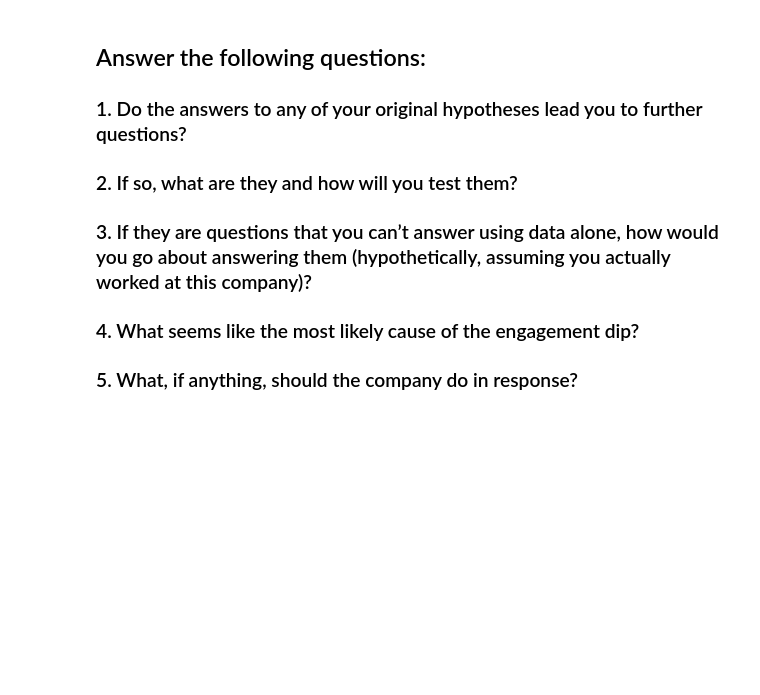
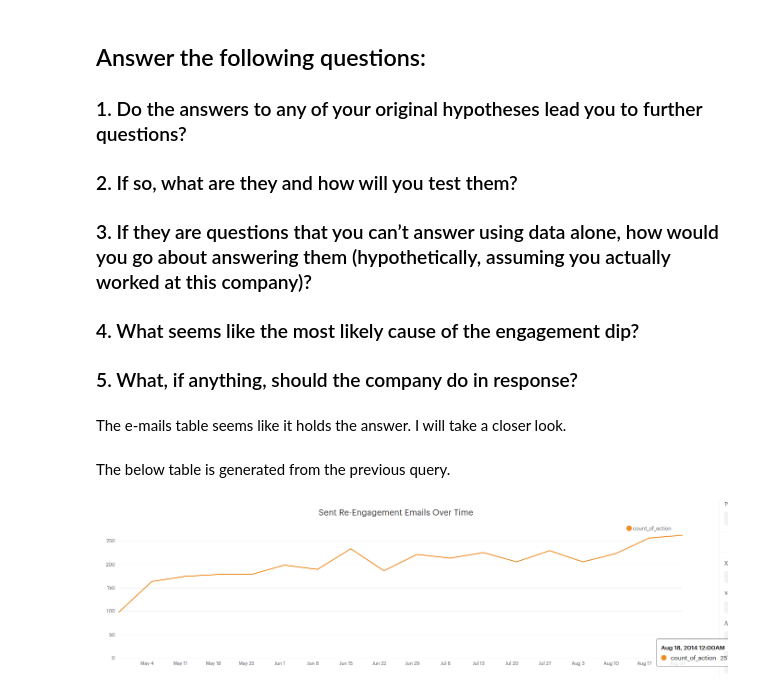
Before and after one commit to MPhillips55/SQL-notes, a Jupyter notebook: Yammer Case Study - SQL.ipynb, the cells around one changed output. Saved outputs shown, nothing was run; the diff lists cells and outputs as text; code cells hidden in the pictures; blank space fills up the shorter version.

```diff
--- a/Yammer Case Study - SQL.ipynb
+++ b/Yammer Case Study - SQL.ipynb
@@ -50,0 +87,2 @@ Image("capture7.png")
+# %% [markdown]
+The e-mails table seems like it holds the answer. I will take a closer look.
@@ -50,0 +96,6 @@ Image("capture7.png")
+# %% [markdown]
+The below table is generated from the previous query.
+# %%
+Image("capture8.png")
+# %% [output]
+[figure, added]
```
Also changed, not shown: parts of 20 cells of this notebook.
